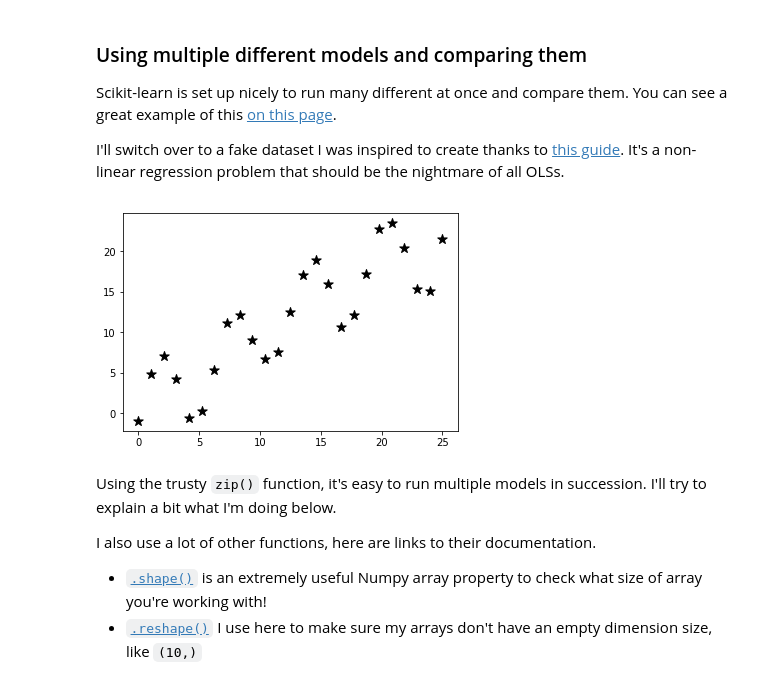
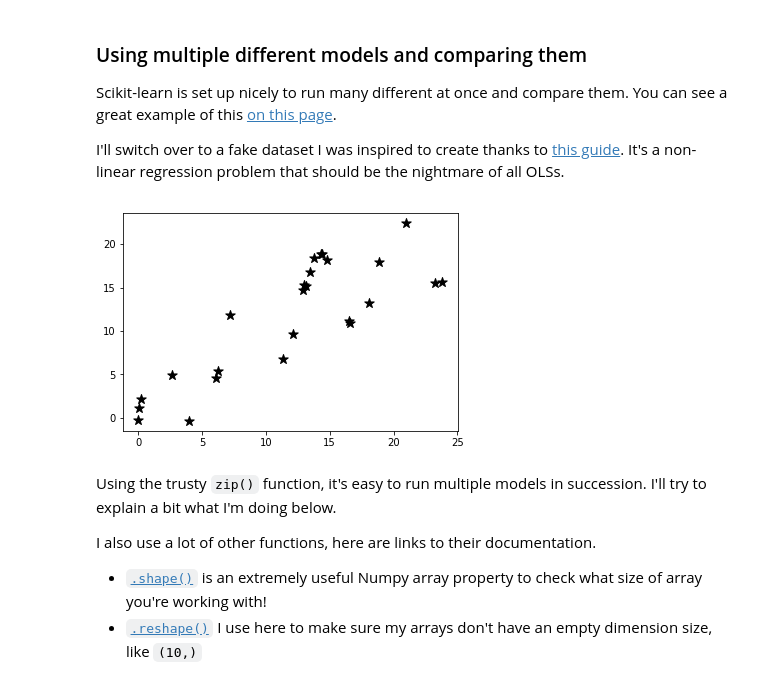
Before and after one commit to sjchiass/ml_guides, a Jupyter notebook: Statistical Learning/1_Regressions.ipynb, the cells around one changed output. Cells and saved outputs as stored; diff of their text form; code cells hidden in the pictures.

```diff
--- a/Statistical Learning/1_Regressions.ipynb
+++ b/Statistical Learning/1_Regressions.ipynb
@@ -478,19 +482,19 @@ Scikit-learn is set up nicely to run many different at once and compare them. Yo
 I'll switch over to a fake dataset I was inspired to create thanks to [this guide](http://scikit-learn.org/stable/auto_examples/ensemble/plot_adaboost_regression.html). It's a non-linear regression problem that should be the nightmare of all OLSs.
 # %%
 def generate_fake(difficulty=5.0, obs_range=25):
-    X = np.linspace(0, obs_range, obs_range).reshape(-1,1)
+    X = np.random.uniform(low=0, high=obs_range, size=obs_range).reshape(-1,1)
     Y = (X + 0.1*X \
          - 0.01*X**2 \
          + difficulty*np.sin(X) \
          + np.random.uniform(-1, 1, X.shape)).ravel()
     return X, Y
 
 X, Y = generate_fake()
 
 plt.scatter(X, Y, color="k", marker="*", s=100)
 plt.show()
 # %% [output]
-[figure, old version]
+[figure, new version]
 # %% [markdown]
 Using the trusty `zip()` function, it's easy to run multiple models in succession. I'll try to explain a bit what I'm doing below.
 
```
Also changed, not shown: parts of 6 cells of this notebook, 2 other files.
